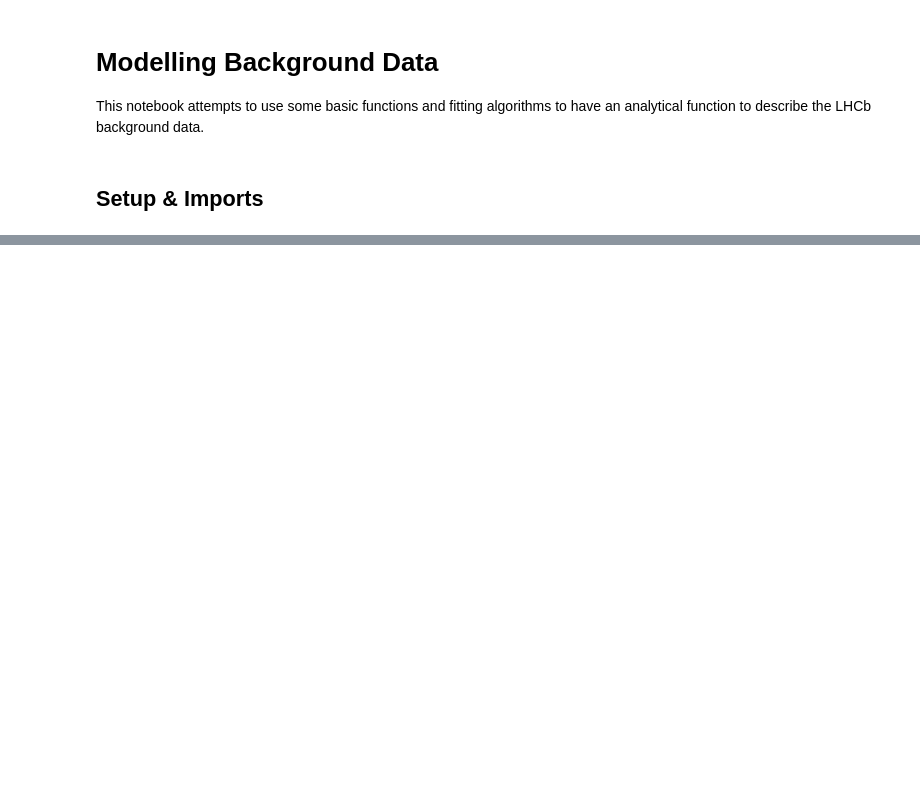
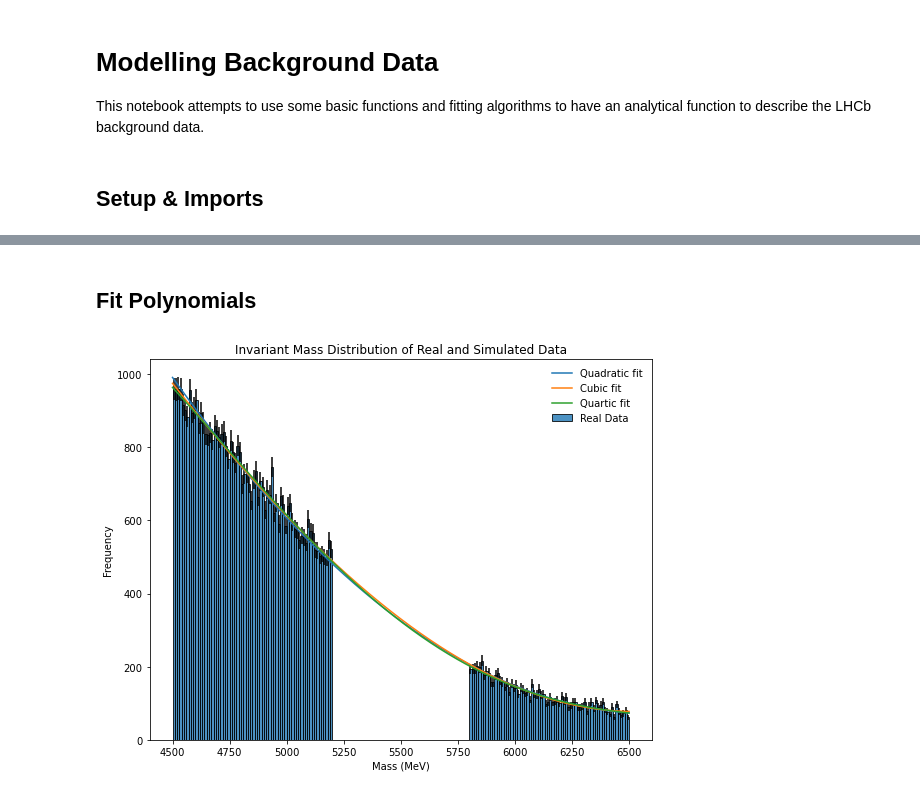
Before and after one commit to ChandlerKenworthy/Y4RareDecayProject, a Jupyter notebook: background_fitting/ModelBackground.ipynb, the cells around one changed output, grey strips where cells are left out. Saved outputs shown, nothing was run; the diff lists cells and outputs as text; code cells hidden in the pictures; blank space fills up the shorter version.

Commit message:
Fit polynomials and saved parameters

```diff
--- a/background_fitting/ModelBackground.ipynb
+++ b/background_fitting/ModelBackground.ipynb
@@ -174,0 +48,29 @@ plt.show()
+# %% [markdown]
+## Fit Polynomials
+# %%
+import bgfuncs as bf
+from scipy.optimize import curve_fit
+
+d1 = d1[(d1[:,1] != 0)]
+x, y, yerr = d1[:,0], d1[:,1], d1[:,2]
+# Curve fit can take errors which then performs a standard chi-square minimisation
+
+popt1, pcov1 = curve_fit(bf.quadratic, x, y, [1, 1, 1], yerr, absolute_sigma=True)
+popt2, pcov2 = curve_fit(bf.cubic, x, y, [1, 1, 1, 1], yerr, absolute_sigma=True)
+popt3, pcov3 = curve_fit(bf.quartic, x, y, [1, 1, 1, 1, 1], yerr, absolute_sigma=True)
+# %%
+fig, ax = plt.subplots(1, 1, figsize=(9, 7))
+func_x = np.linspace(low_mass_limit, high_mass_limit, 500)
+ax.bar(d1[:,0], d1[:,1], width=bin_width, yerr=d1[:,2], label='Real Data', edgecolor='k', alpha=0.8)
+
+ax.plot(func_x, bf.quadratic(func_x, *popt1), label='Quadratic fit')
+ax.plot(func_x, bf.cubic(func_x, *popt2), label='Cubic fit')
+ax.plot(func_x, bf.quartic(func_x, *popt3), label='Quartic fit')
+
+ax.set_xlabel('Mass (MeV)')
+ax.set_ylabel('Frequency')
+plt.legend(frameon=False)
+plt.title('Invariant Mass Distribution of Real and Simulated Data')
+plt.savefig('/home/user211/project/images/BackgroundFits/AllFits.png', dpi=800)
+# %% [output]
+[figure, added]
```
Also changed, not shown: parts of 21 cells of this notebook, 4 other files.
